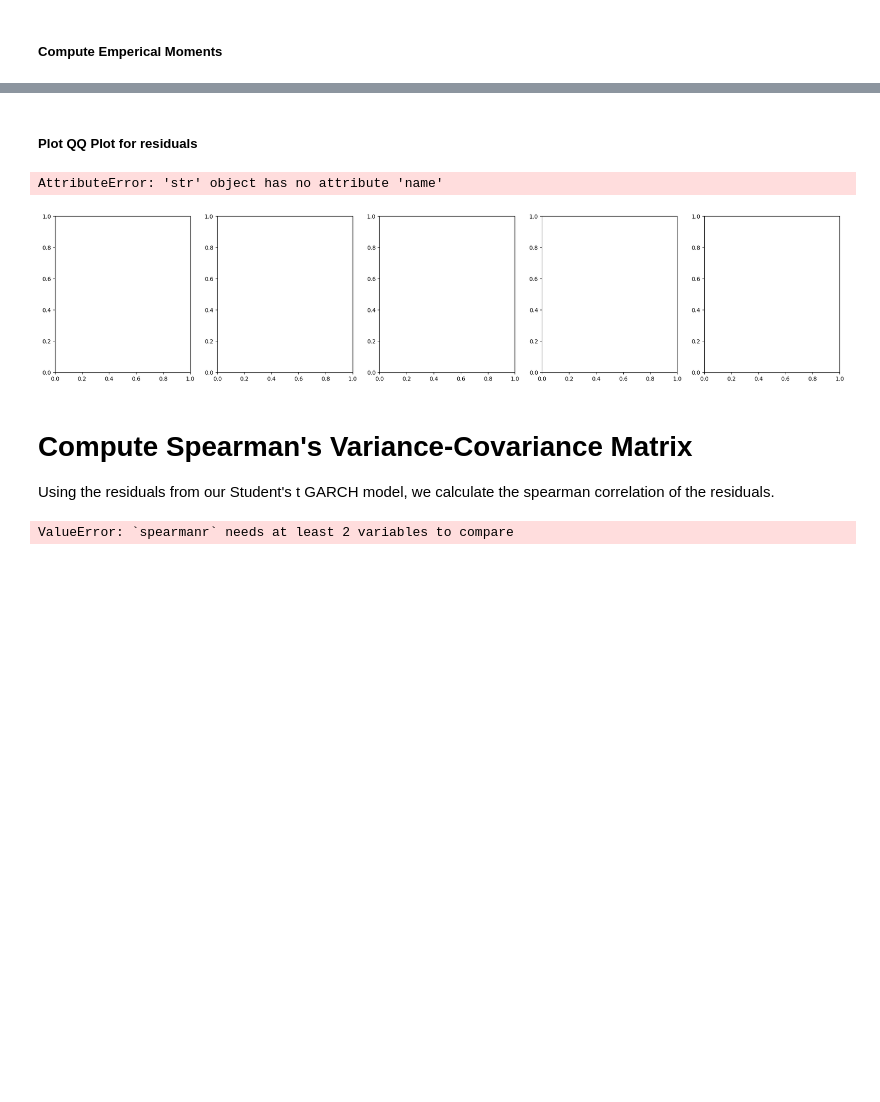
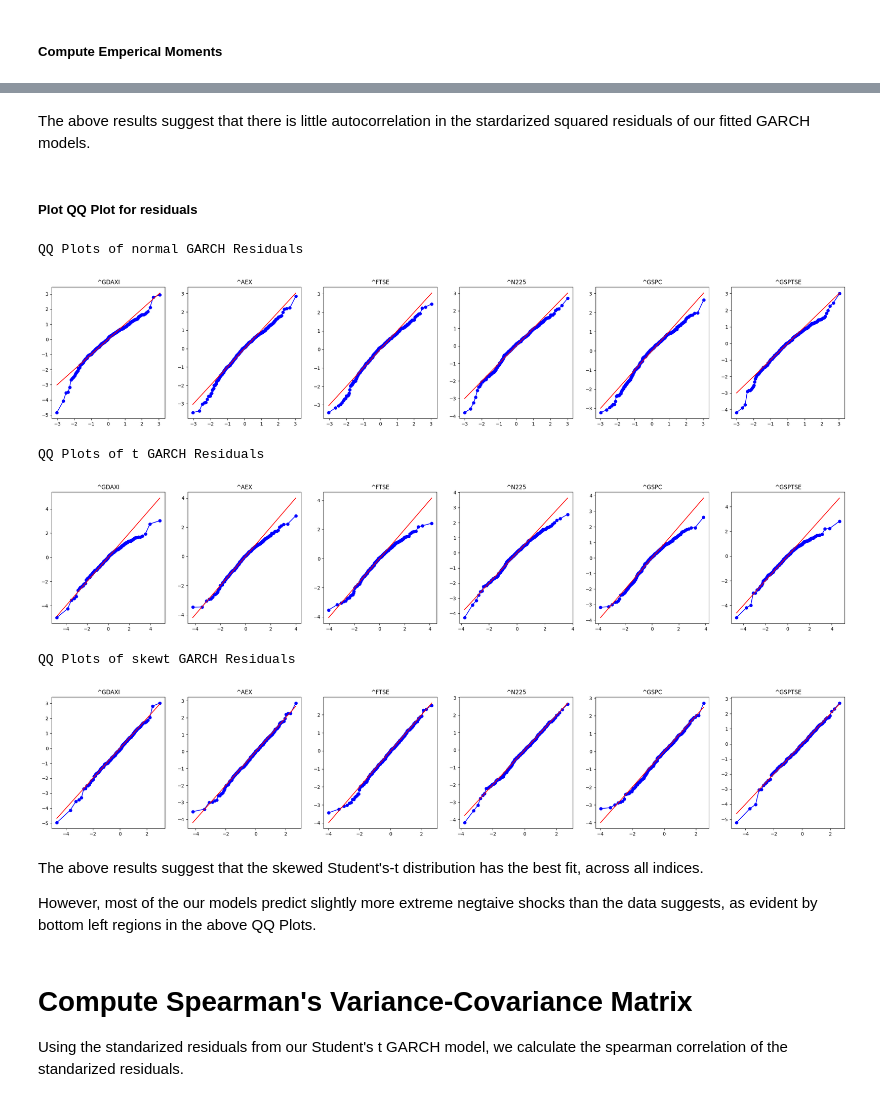
Before and after one commit to somethingwithmuffininit/GARCH-Copula-BasketModel, a Jupyter notebook: program.ipynb, the cells around one changed output, grey strips where cells are left out. Cells and saved outputs as stored; diff of their text form; code cells hidden in the pictures; blank space fills up the shorter version.

```diff
--- a/program.ipynb
+++ b/program.ipynb
@@ -74,8 +95,8 @@ for ticker in tickers:
     merged_data[ticker] = merged_data[ticker].ffill()
 
 
-#Resample at end of each quarter
-merged_data = merged_data.resample("QE").last()
+#Resample at end of each month
+merged_data = merged_data.resample("M").last()
 
 #Compute Log Returns
 merged_data[:] = np.log(1+merged_data.pct_change())
@@ -171,11 +249,10 @@ We observe that each index's returns are negatively skewed, as evident by the la
 # %%
-
 #This plots the ACF of the residuals of each GARCH, and displays them side by side for comparision
 for dist in distributions:
     num_tickers = len(tickers)
     fig, axes = plt.subplots(1, num_tickers, figsize=(5 * num_tickers, 5))
     for i in range(num_tickers):
         ticker = tickers[i]
-        plot_acf(fitted_models[(ticker,dist)].resid, lags=50, ax=axes[i])
+        plot_acf(std_residuals[(ticker,dist)], lags=50, ax=axes[i])
         axes[i].set_title('ACF of ' + ticker + " " + dist + ' GARCH Residuals')
 # %% [output]
@@ -194,6 +271,6 @@ for dist in distributions:
     fig, axes = plt.subplots(1, num_tickers, figsize=(5 * num_tickers, 5))
     for i in range(num_tickers):
         ticker = tickers[i]
-        plot_acf(fitted_models[(ticker,dist)].resid**2, lags=50, ax=axes[i])
+        plot_acf(std_residuals[(ticker,dist)]**2, lags=50, ax=axes[i])
         axes[i].set_title('ACF of ' + ticker + " " + dist + ' GARCH Squared Residuals')
 # %% [output]
@@ -203,42 +280,54 @@ for dist in distributions:
+# %% [markdown]
+The above results suggest that there is little autocorrelation in the stardarized squared residuals of our fitted GARCH models.
 # %% [markdown]
 ##### Plot QQ Plot for residuals
 # %%
+
 #This plots the ACF of the squared residuals of each GARCH, and displays them side by side for comparision
 for dist in distributions:
-        dist_for_qq = stats.norm if dist == "normal" else stats.t if dist == "t" else stats.skewt if dist == "skewt"
-
-
+    print('QQ Plots of ' + dist + ' GARCH Residuals')
     num_tickers = len(tickers)
     fig, axes = plt.subplots(1, num_tickers, figsize=(5 * num_tickers, 5))
 
-
-
-
+    n = len(merged_data)
+    quantiles = (np.arange(1, n + 1) - 0.5) / n
 
     for i in range(num_tickers):
+
         ticker = tickers[i]
 
-        qqplot(fitted_models[(ticker,dist)].resid, dist=stats.t, line='45',ax=axes[i])
-        axes[i].set_title('ACF of ' + ticker + " " + dist + ' GARCH Squared Residuals')
+        if dist == 'normal': theoretical_quantiles  =  np.quantile(norm.rvs(0,1,100000), quantiles)
+
+        elif dist == 't':
+            nu =  fitted_models[(ticker,dist)].params["nu"]
+            theoretical_quantiles  =  np.quantile(t.rvs(nu,0,1,100000), quantiles)
+
+        elif dist == 'skewt':
+            eta = fitted_models[(ticker,dist)].params["eta"]
+            lambda_param = fitted_models[(ticker,dist)].params["lambda"]
+            skew_t_rvs = SkewStudent().simulate(parameters=[eta, lambda_param])
+            theoretical_quantiles  =  np.quantile(skew_t_rvs(100000), quantiles)
+
+        sorted_std_residuals = sorted(std_residuals[(ticker,dist)])
+
+        axes[i].plot(theoretical_quantiles,sorted_std_residuals,color = "blue", marker = 'o')
+        axes[i].plot(theoretical_quantiles,theoretical_quantiles,color = "red")
+        axes[i].set_title(ticker)
+
+    plt.show()
 # %% [output]
-AttributeError: 'str' object has no attribute 'name'
+QQ Plots of normal GARCH Residuals
-[figure, old version]
+[figure, new version]
+QQ Plots of t GARCH Residuals
+[figure, added]
+QQ Plots of skewt GARCH Residuals
+[figure, added]
+# %% [markdown]
+The above results suggest that the skewed Student's-t distribution has the best fit, across all indices.
+
+
+
+However, most of the our models predict slightly more extreme negtaive shocks than the data suggests, as evident by bottom left regions in the above QQ Plots.
 # %% [markdown]
 # Compute Spearman's Variance-Covariance Matrix
-Using the residuals from our Student's t GARCH model, we calculate the spearman correlation of the residuals.
+Using the standarized residuals from our Student's t GARCH model, we calculate the spearman correlation of the standarized residuals.
-# %%
-from scipy.stats import spearmanr
-
-
-spearman_corr = spearmanr(list(residuals_dict.values()),axis=1)
-
-# Calculate the standard deviations of the residuals
-std_devs = []
-for i in tickers:
-    std_devs.append(np.std(residuals_dict[i]))
-    plot
-
-# Calculate the variance-covariance matrix
-cov_matrix = np.float64(spearman_corr) * np.outer(std_devs, std_devs)
-# %% [output]
-ValueError: `spearmanr` needs at least 2 variables to compare
```
Also changed, not shown: parts of 27 cells of this notebook, 14 other files.
